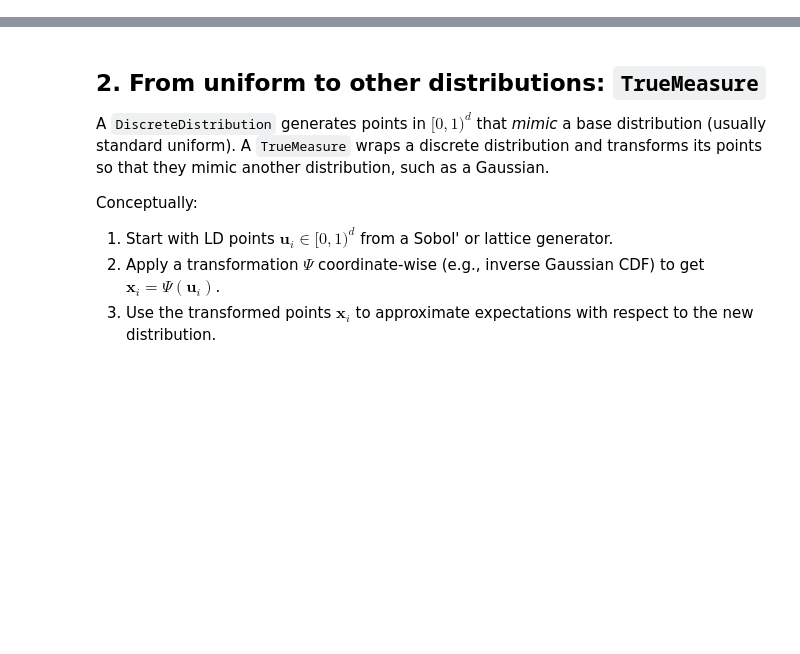
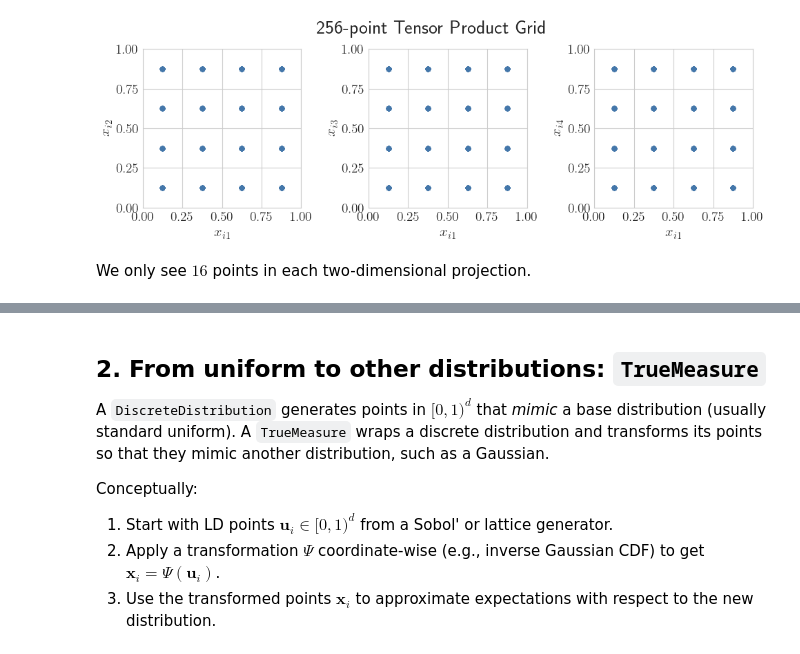
Before and after one commit to QMCSoftware/MATH565Fall2025, a Jupyter notebook: notebooks/QMCPy_Introduction.ipynb, the cells around one changed output, grey strips where cells are left out. Cells and saved outputs as stored; diff of their text form; code cells hidden in the pictures; blank space fills up the shorter version.

Commit message:
Update QMCPy_Introduction

```diff
--- a/notebooks/QMCPy_Introduction.ipynb
+++ b/notebooks/QMCPy_Introduction.ipynb
@@ -56,22 +53,16 @@ import matplotlib.pyplot as plt
 import qmcpy as qp
 from IPython.display import display, Markdown
 
-# Some older code expects np.math
 if not hasattr(np, "math"):
     np.math = math
 
-# ----- Import classlib (installed or repo submodule) -----
-try:
-    import classlib as cl
-except ImportError:
-    # Fallback for students running from notebooks/ with submodule
-    REPO_ROOT = Path.cwd().resolve().parent
-    if str(REPO_ROOT) not in sys.path:
-        sys.path.insert(0, str(REPO_ROOT))
-    import classlib as cl
+# ----- Import classlib: rely on env, but verify path -----
+import classlib as cl
+print("classlib path:", cl.__file__)
 
-# Integrate our Kronecker into the qmcpy namespace
+#these generators are not in qmcpy yet, but in out class library
 qp.Kronecker = cl.generators.Kronecker
+qp.TensorProductGrid = cl.generators.TensorProductGrid
 
 # ----- Plotting / Style -----
 %matplotlib inline
@@ -81,5 +72,5 @@ colors, TINY = cl.nbviz.TOL_BRIGHT, cl.nbviz.TINY
 cl.nbviz.configure(figpath="QMCPy_Intro_figures", savefigs=True)
 
 print("QMCPy version:", qp.__version__)
-print("classlib path:", cl.__file__)
+display(Markdown("All classes from `qmcpy` are accessed as `qp.classname`"))
 # %% [output]
@@ -88,3 +98,22 @@ classlib path: /Users/fredhickernell/SoftwareRepositories/HickernellClassLib/cla
+# %%
+levels_per=4  #number of distinct values per coordinate
+d=4  #dimension
+grid_levels = [levels_per]*d  #list of levels per coordinate
+grid = qp.TensorProductGrid(grid_levels)  #generate grid
+fig, ax = qp.plot_proj(  #helper function to plot sample nodes
+    grid,
+    n=grid.n_total,
+    d_horizontal=[1],
+    d_vertical=[2,3,4],
+    marker_size=20,
+    figfac=10,
+    where_title=0.545,
+    fig_title=f"{grid.n_total}-point Tensor Product Grid",
+)
+# %% [output]
+[figure, added]
+# %% [markdown]
+We only see $16$ points in each two-dimensional projection.
 # %% [markdown]
 ## 1. Discrete distributions and low‑discrepancy (LD) points
 
```
Also changed, not shown: parts of 23 cells of this notebook.
